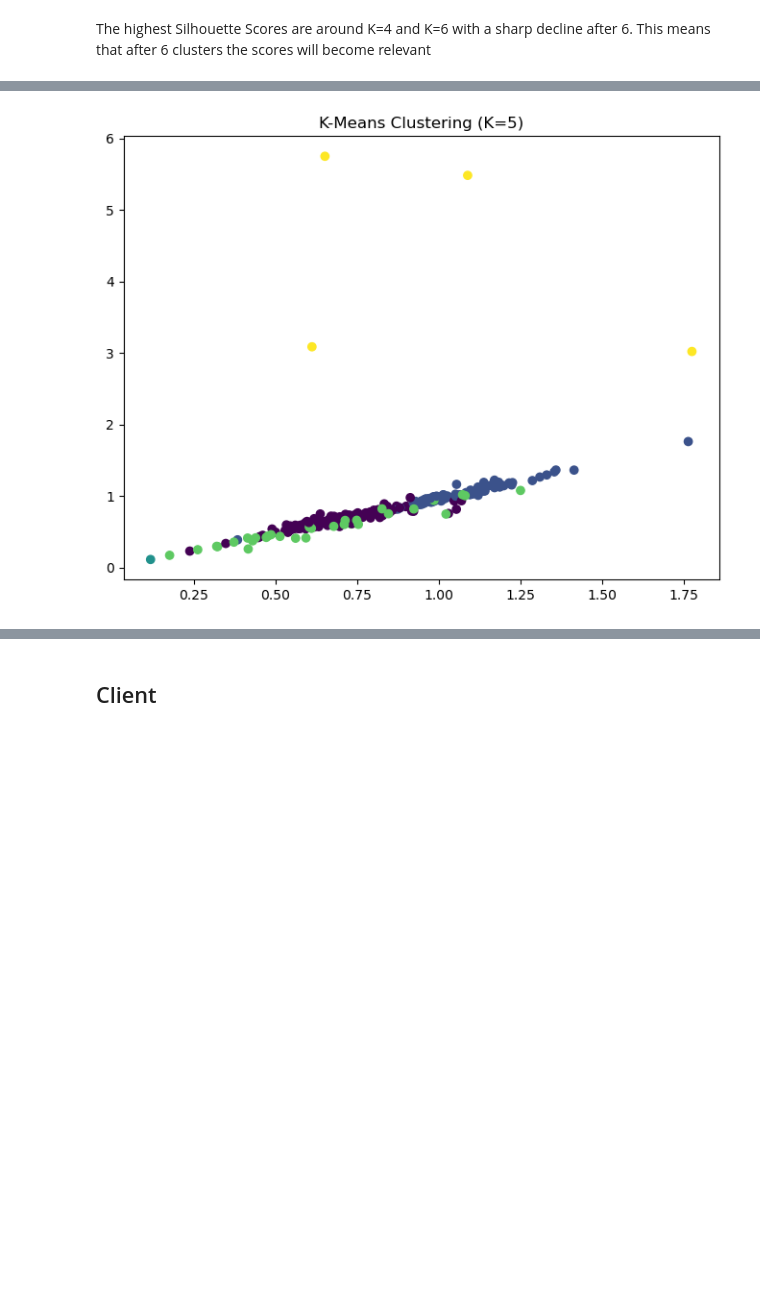
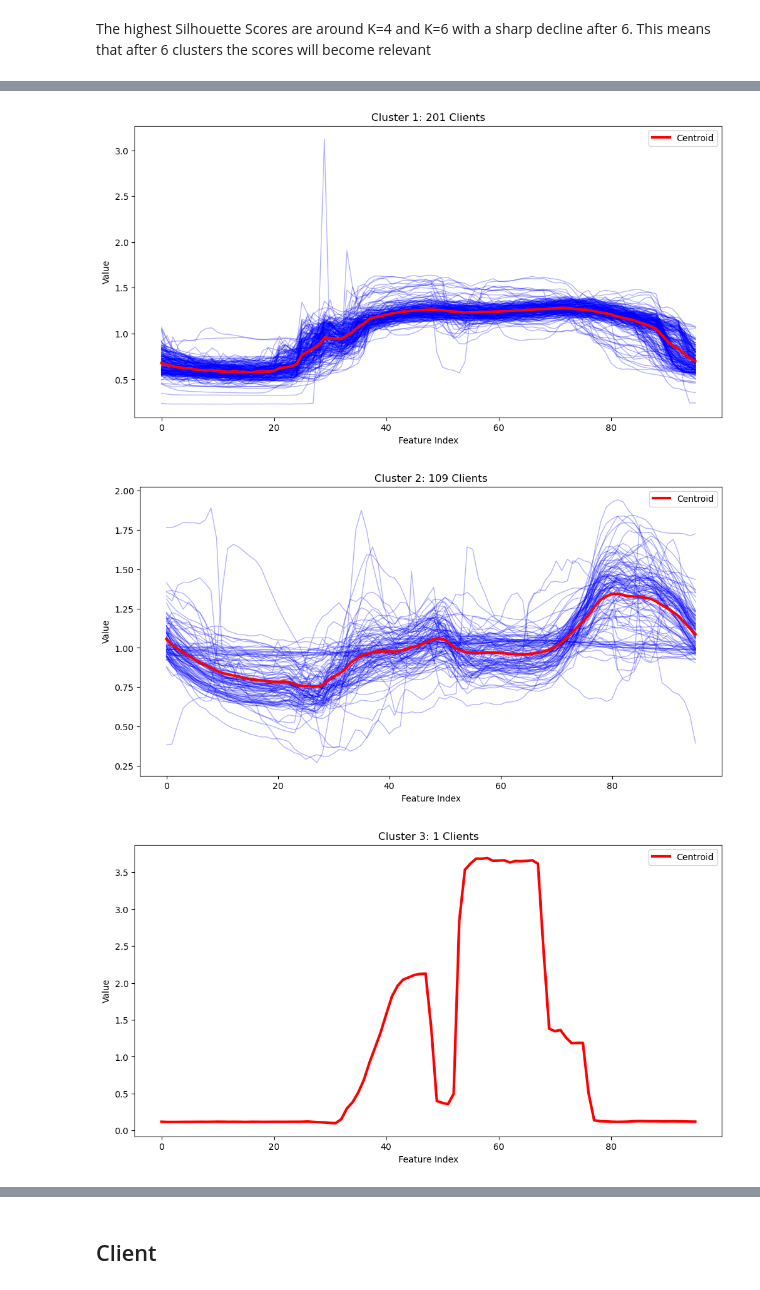
Before and after one commit to JordanVercillo/data_science, a Jupyter notebook: machine_learning/assignments/assignment2.ipynb, the cells around one changed output, grey strips where cells are left out. Saved outputs shown, nothing was run; the diff lists cells and outputs as text; code cells hidden in the pictures; blank space fills up the shorter version.

```diff
--- a/machine_learning/assignments/assignment2.ipynb
+++ b/machine_learning/assignments/assignment2.ipynb
@@ -359,8 +359,68 @@ Silhouette Score: 0.4349014712153759
 Cluster Centroids Shape: (5, 96)
-# %%
-plt.figure(figsize=(8, 6))
-plt.scatter(X[:, 0], X[:, 1], c=labels)
-plt.title(f"K-Means Clustering (K={trueK})")
-plt.show()
-# %% [output]
-[figure, removed]
+# %%
+# Extract clusters
+cluster_1 = X[labels == 0, :]
+cluster_2 = X[labels == 1, :]
+cluster_3 = X[labels == 2, :]
+cluster_4 = X[labels == 3, :]
+cluster_5 = X[labels == 4, :]
+
+centroid_1 = centroids[0]
+centroid_2 = centroids[1]
+centroid_3 = centroids[2]
+centroid_4 = centroids[3]
+centroid_5 = centroids[4]
+
+# Plot Cluster 1
+plt.figure(figsize=(12, 6))
+plt.title(f"Cluster 1: {len(cluster_1)} Clients")
+plt.xlabel("Feature Index")
+plt.ylabel("Value")
+plt.plot(cluster_1.T, color='blue', alpha=0.3, linewidth=1)
+plt.plot(centroid_1, color='red', linewidth=3, label="Centroid")
+plt.legend()
+plt.show()
+
+# Plot Cluster 2
+plt.figure(figsize=(12, 6))
+plt.title(f"Cluster 2: {len(cluster_2)} Clients")
+plt.xlabel("Feature Index")
+plt.ylabel("Value")
+plt.plot(cluster_2.T, color='blue', alpha=0.3, linewidth=1)
+plt.plot(centroid_2, color='red', linewidth=3, label="Centroid")
+plt.legend()
+plt.show()
+
+# Plot Cluster 3
+plt.figure(figsize=(12, 6))
+plt.title(f"Cluster 3: {len(cluster_3)} Clients")
+plt.xlabel("Feature Index")
+plt.ylabel("Value")
+plt.plot(cluster_3.T, color='blue', alpha=0.3, linewidth=1)
+plt.plot(centroid_3, color='red', linewidth=3, label="Centroid")
+plt.legend()
+plt.show()
+
+# Plot Cluster 4
+plt.figure(figsize=(12, 6))
+plt.title(f"Cluster 4: {len(cluster_4)} Clients")
+plt.xlabel("Feature Index")
+plt.ylabel("Value")
+plt.plot(cluster_4.T, color='blue', alpha=0.3, linewidth=1)
+plt.plot(centroid_4, color='red', linewidth=3, label="Centroid")
+plt.legend()
+plt.show()
+
+# Plot Cluster 5
+plt.figure(figsize=(12, 6))
+plt.title(f"Cluster 5: {len(cluster_5)} Clients")
+plt.xlabel("Feature Index")
+plt.ylabel("Value")
+plt.plot(cluster_5.T, color='blue', alpha=0.3, linewidth=1)
+plt.plot(centroid_5, color='red', linewidth=3, label="Centroid")
+plt.legend()
+plt.show()
+# %% [output]
+[figure, added]
+[figure, added]
+[figure, added]
```
Also changed, not shown: parts of 13 cells of this notebook.
